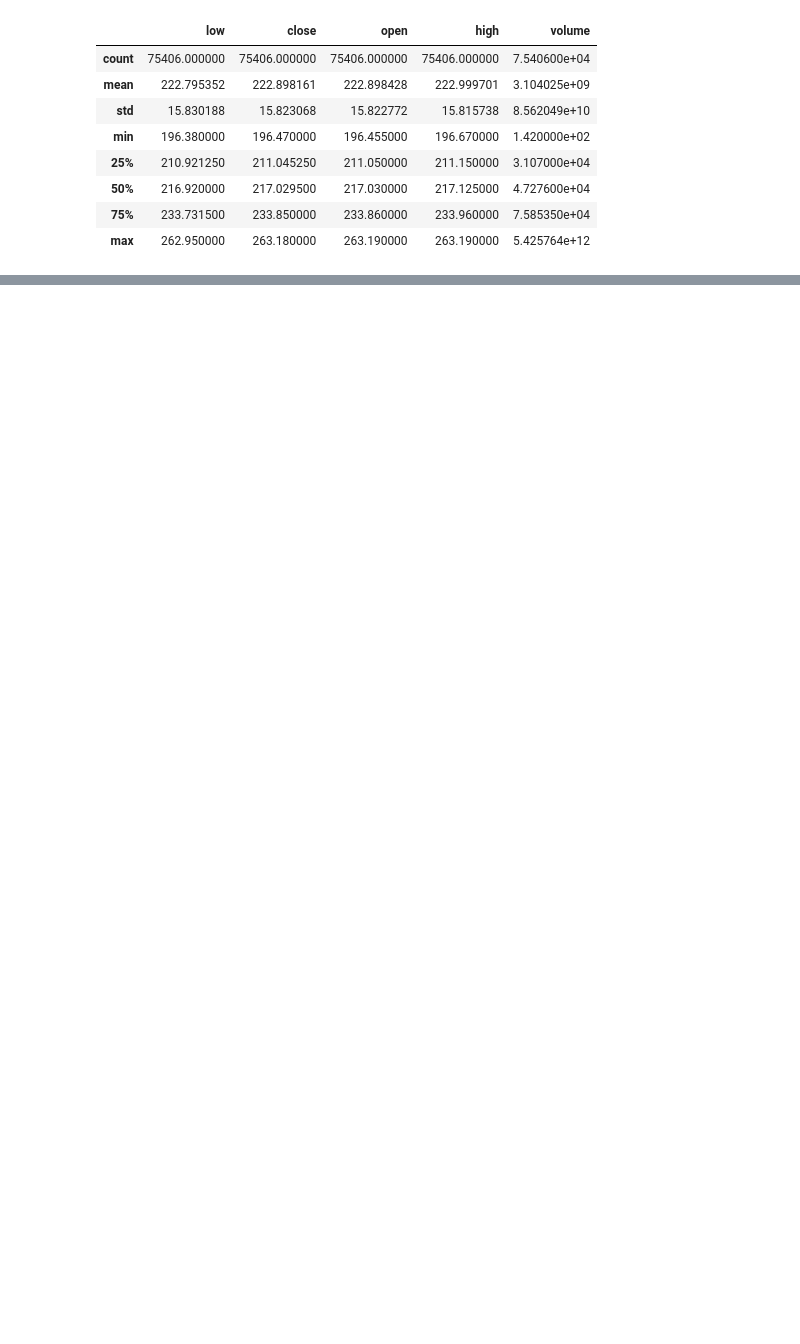
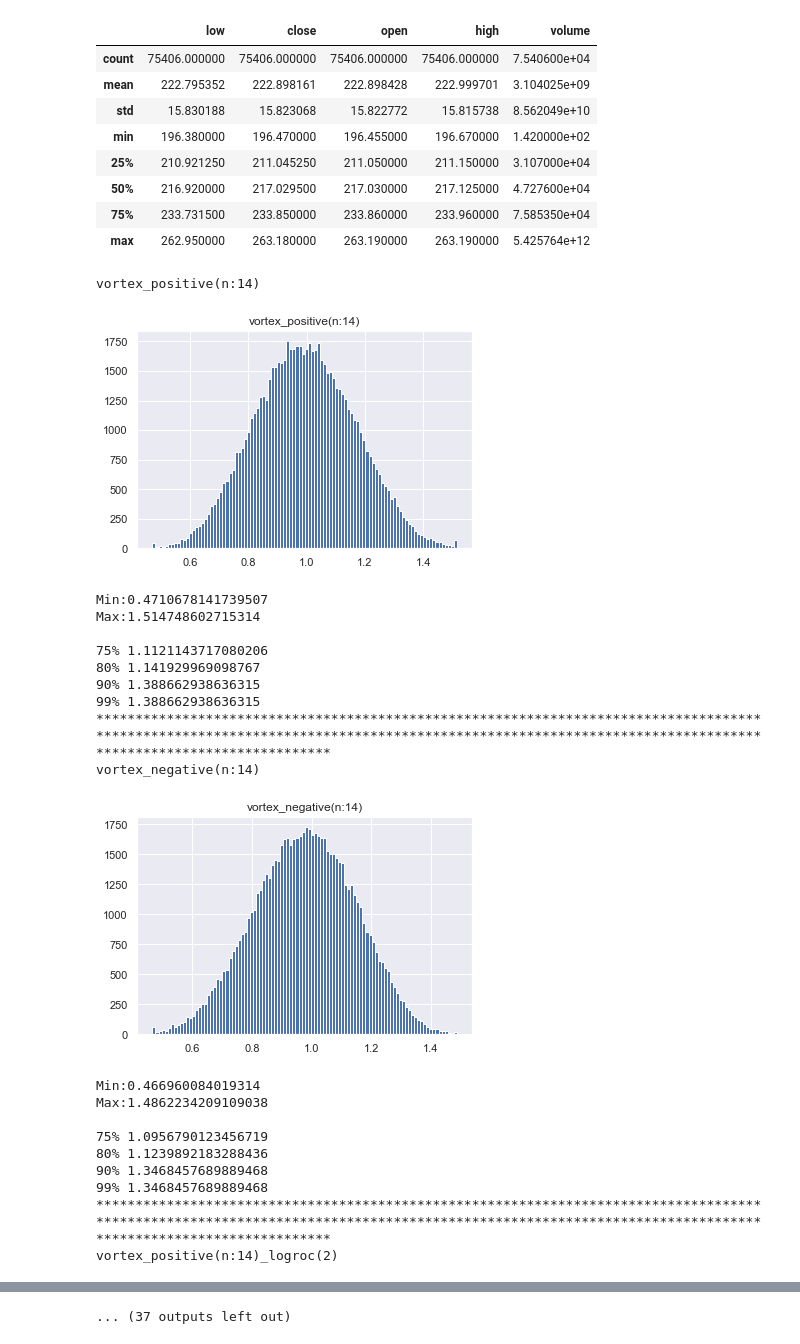
Before and after one commit to lukyanoff/deep_dixi, a Jupyter notebook: min1_stock_monitor.ipynb, the cells around one changed output, grey strips where cells are left out. Cells and saved outputs as stored; diff of their text form; code cells hidden in the pictures; blank space fills up the shorter version.

Commit message:
Add Vortex and rsi

```diff
--- a/min1_stock_monitor.ipynb
+++ b/min1_stock_monitor.ipynb
@@ -50,6 +50,8 @@ min1_df.describe()
 # %%
 from src.calulation.BollingerBand import BollingerBand
 from src.calulation.PpoBuilder import PpoBuilder
+from src.calulation.RsiBuilder import RsiBuilder
+from src.calulation.VortexBuilder import VortexBuilder
 import src.calulation.utils as ta_utils
 
 from src.calulation.indicator_builder import build_indicatrors
@@ -57,48 +59,68 @@ from src.calulation.indicator_builder import build_indicatrors
 rocs = [2, 5, 10] # 2, 5, 10
 property = 'close'
 indicators = [
-    # ta.VortexBuilder(14, rocs=rocs),
-    # ta.VortexBuilder(24, rocs=rocs),
-    # ta.VortexBuilder(32, rocs=rocs),
+    VortexBuilder(14, rocs=rocs),
+    VortexBuilder(24, rocs=rocs),
+    VortexBuilder(32, rocs=rocs),
     #
-    # ta.RsiBuilder(14, 8,  rocs=rocs),
-    # ta.RsiBuilder(24, 8,  rocs=rocs),
-    # ta.RsiBuilder(32, 8,  rocs=rocs),`
-
+    # RsiBuilder(14, 8,  rocs=rocs),
+    # RsiBuilder(24, 8,  rocs=rocs),
+    # RsiBuilder(32, 5,  rocs=rocs),
 
     # BollingerBand(property=property, n=14, rocs=rocs),
     # BollingerBand(property=property, n=24, rocs=rocs),
-    # BollingerBand(property=property, n=32, rocs=rocs),
+   # BollingerBand(property=property, n=32, rocs=rocs),
 
     #PpoBuilder(slow=30, fast=10, smooth=5, rocs=rocs)
 ]
 
 df = min1_df.copy()
-""
 basic_price = df.iloc[0].low
 basic_volume = df.volume.min()
 ta_utils.normilize_data_(df, basic_price, basic_volume)
 
 
 min1_df_with_indicators = build_indicatrors(df, indicators)
 min1_df_with_indicators = min1_df_with_indicators.iloc[2000:-1] # drop warmup
 
 # print(min1_df_with_indicators.iloc[-1].to_dict())
 raw_columns = {'date', 'low', 'close', 'high', 'open', 'volume'}
 for col in min1_df_with_indicators.columns:
     if col in raw_columns:
         continue
 
     print(f"{col}")
     plt.title(col)
     min1_df_with_indicators[col].hist(bins=100)
     plt.show()
     print(f"Min:{min1_df_with_indicators[col].min()}")
     print(f"Max:{min1_df_with_indicators[col].max()}")
     abs = np.abs(min1_df_with_indicators[col])
     print()
     print("75%", np.percentile(abs, 75))
     print("80%", np.percentile(abs, 80))
     print("90%", np.percentile(abs, 99))
     print("99%", np.percentile(abs, 99))
     print("*"*200)
+# %% [output]
+vortex_positive(n:14)
+[figure, added]
+Min:0.4710678141739507
+Max:1.514748602715314
+
+75% 1.1121143717080206
+80% 1.141929969098767
+90% 1.388662938636315
+99% 1.388662938636315
+********************************************************************************************************************************************************************************************************
+vortex_negative(n:14)
+[figure, added]
+Min:0.466960084019314
+Max:1.4862234209109038
+
+75% 1.0956790123456719
+80% 1.1239892183288436
+90% 1.3468457689889468
+99% 1.3468457689889468
+********************************************************************************************************************************************************************************************************
+vortex_positive(n:14)_logroc(2)
@@ -104,0 +158 @@ for col in min1_df_with_indicators.columns:
+... (37 outputs left out)
```
Also changed, not shown: parts of 2 cells of this notebook, 4 other files.
